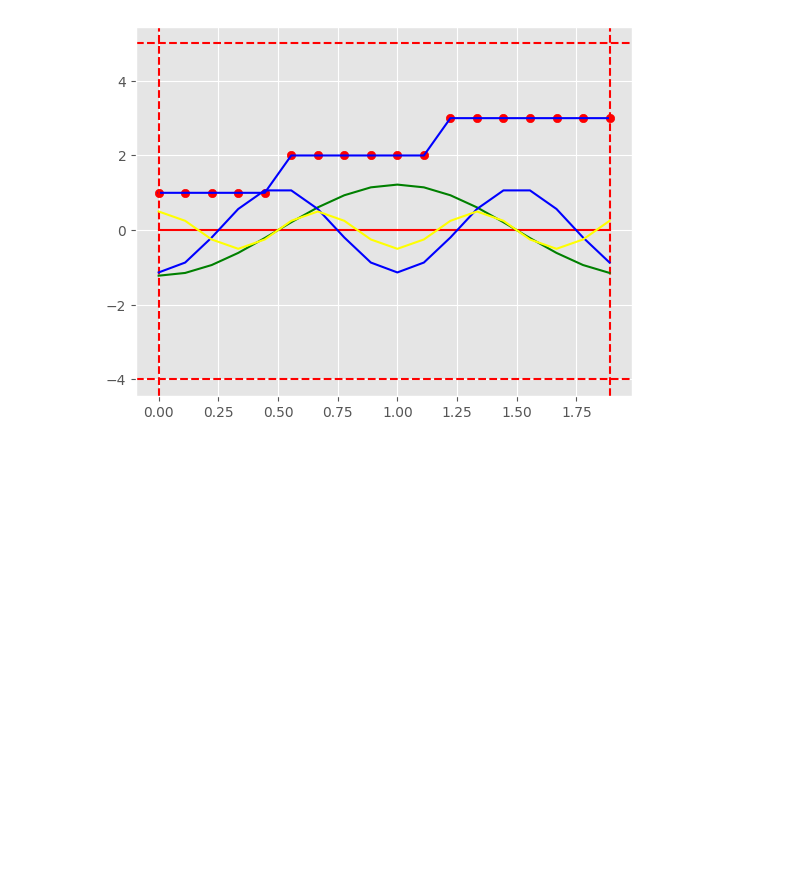
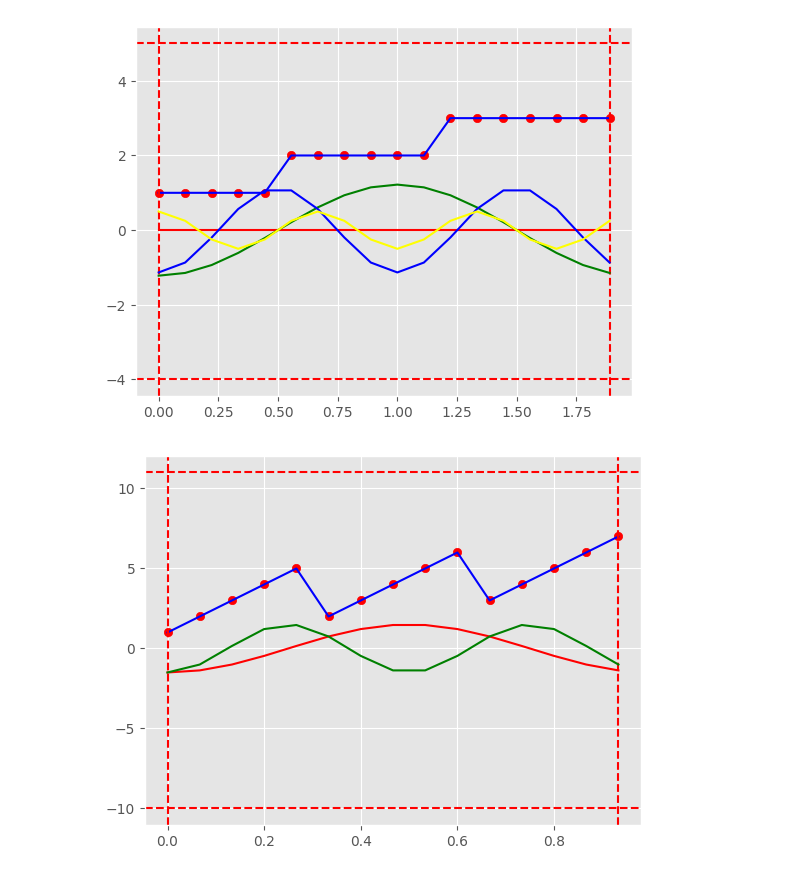
Before and after one commit to Zamanax/B4-Time-series, a Jupyter notebook: timeseries.ipynb, the cells around one changed output. Saved outputs shown, nothing was run; the diff lists cells and outputs as text; code cells hidden in the pictures; blank space fills up the shorter version.

```diff
--- a/timeseries.ipynb
+++ b/timeseries.ipynb
@@ -732,3 +733,12 @@ plot_show(trajectory, time=2, harmonics=[0, 1, 2, 3], plot_freq=True)
 # %% [output]
 [figure]
 [figure]
+# %%
+# R to python
+# trajectory <- c(1:5,2:6,3:7)
+# plot.show(trajectory, time=1, harmonics=c(1,2))
+
+trajectory = np.concatenate((np.arange(1, 6), np.arange(2, 7), np.arange(3, 8)))
+plot_show(trajectory, time=1, harmonics=[1, 2])
+# %% [output]
+[figure, added]
```
Also changed, not shown: parts of 5 cells of this notebook.
